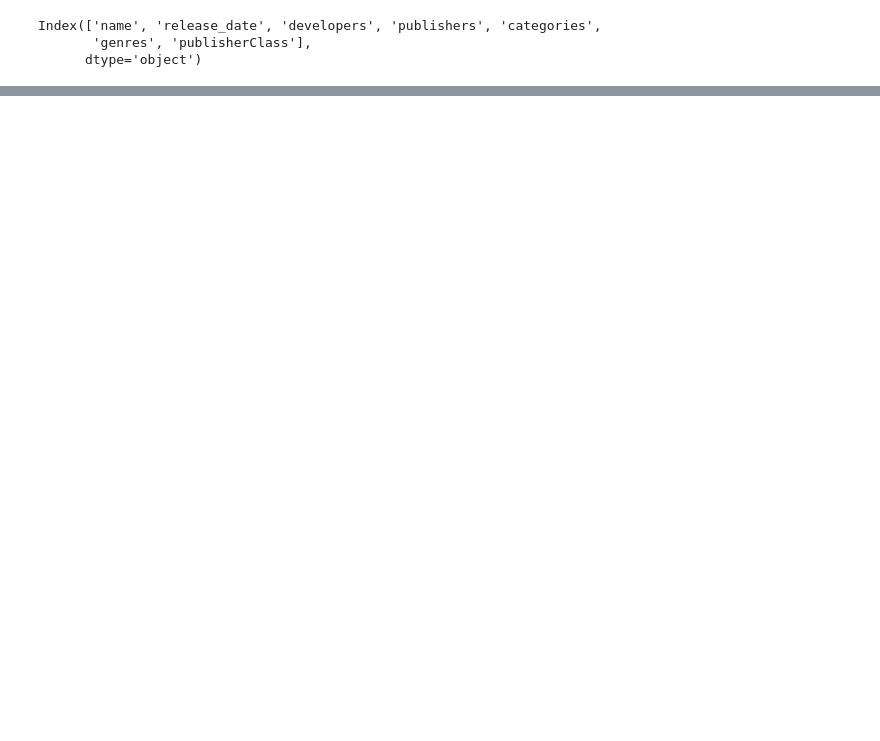
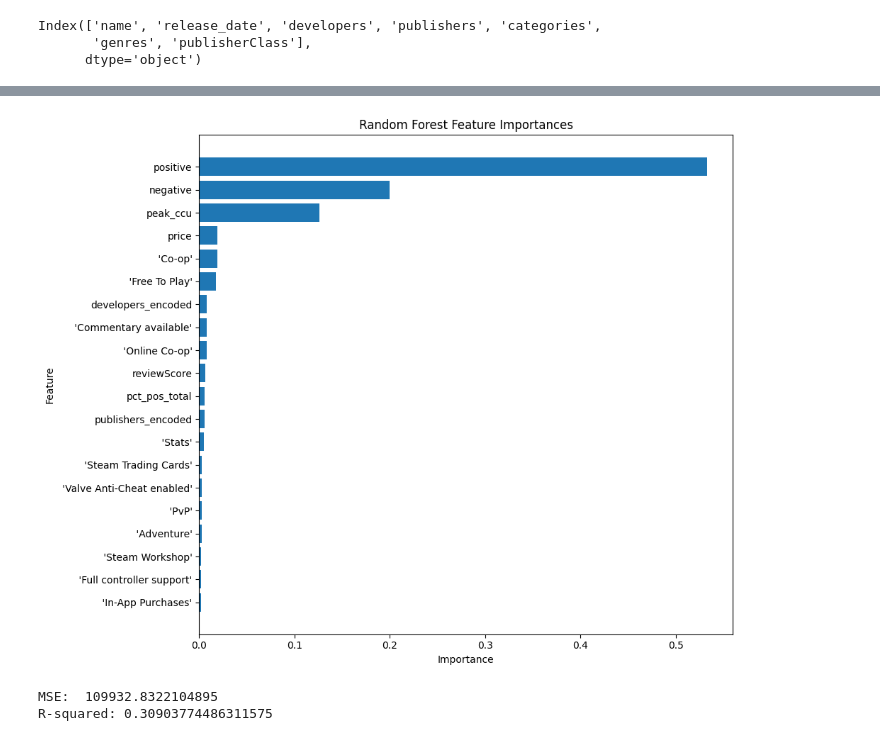
Before and after one commit to oLi-ECL/CS3120_Project, a Jupyter notebook: CS_ML.ipynb, the cells around one changed output, grey strips where cells are left out. Drawn from its saved outputs; the diff is of its cells as text; code cells hidden in the pictures; blank space fills up the shorter version.

```diff
--- a/CS_ML.ipynb
+++ b/CS_ML.ipynb
@@ -76,0 +140,6 @@ X_train, X_test, y_train, y_test = train_test_split(X, y, test_size=0.2, random_
+# %%
+
+X = numeric_df_final.drop(columns=['appid', 'copiesSold', 'num_reviews_total']).copy()
+y = numeric_df_final['copiesSold'].copy()
+
+X_train, X_test, y_train, y_test = train_test_split(X, y, test_size=0.2)
@@ -76,0 +159,7 @@ X_train, X_test, y_train, y_test = train_test_split(X, y, test_size=0.2, random_
+# %%
+#np.set_printoptions(threshold=1000)
+pd.set_option('display.max_columns', None)
+feature_importance2 = pd.Series(rf2.feature_importances_, index=X.columns)
+feature_importance2.sort_values(ascending=False, inplace=True)
+
+print(feature_importance2)
@@ -76,0 +184,16 @@ X_train, X_test, y_train, y_test = train_test_split(X, y, test_size=0.2, random_
+# %%
+top20 = feature_importance2.head(20)
+
+f_df2 = top20.reset_index()
+f_df2.columns = ['feature', 'importance']
+
+plt.figure(figsize=(10, 8))
+plt.barh(f_df2['feature'], f_df2['importance'])
+plt.gca().invert_yaxis()   # highest importance at top
+plt.xlabel("Importance")
+plt.ylabel("Feature")
+plt.title("Random Forest Feature Importances")
+plt.tight_layout()
+plt.show()
+# %% [output]
+[figure, added]
@@ -76,0 +205,13 @@ X_train, X_test, y_train, y_test = train_test_split(X, y, test_size=0.2, random_
+# %%
+rf3 = RandomForestRegressor(n_estimators=200, max_depth=200)
+rf3.fit(X_train, y_train)
+
+predicted3 = rf3.predict(X_test)
+mse_3 = mean_absolute_error(y_test, predicted3)
+print('MSE: ', mse_3)
+
+r2_3 = r2_score(y_test, predicted3)
+print('R-squared:' , r2_3)
+# %% [output]
+MSE:  109932.8322104895
+R-squared: 0.30903774486311575
```
Also changed, not shown: parts of 16 cells of this notebook.
